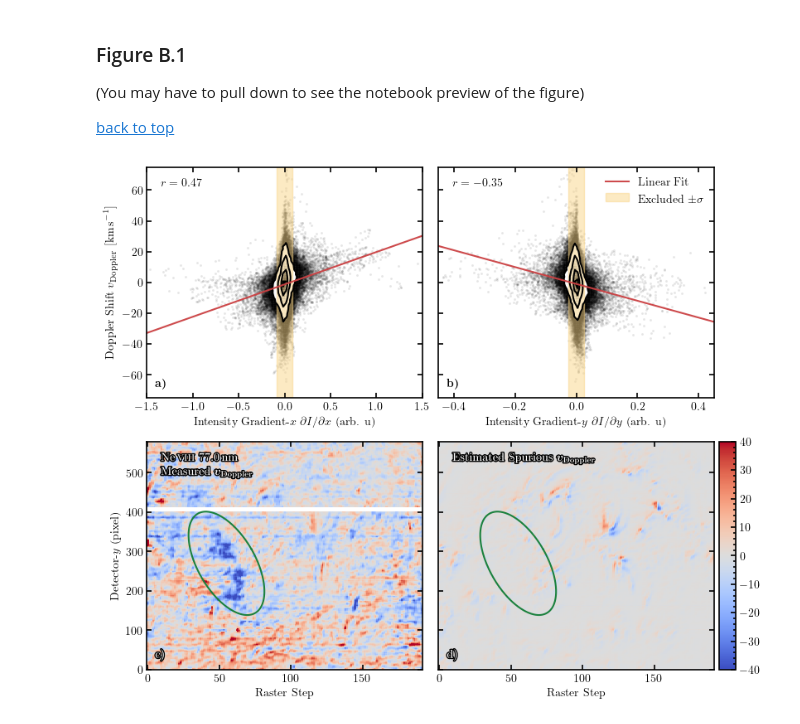
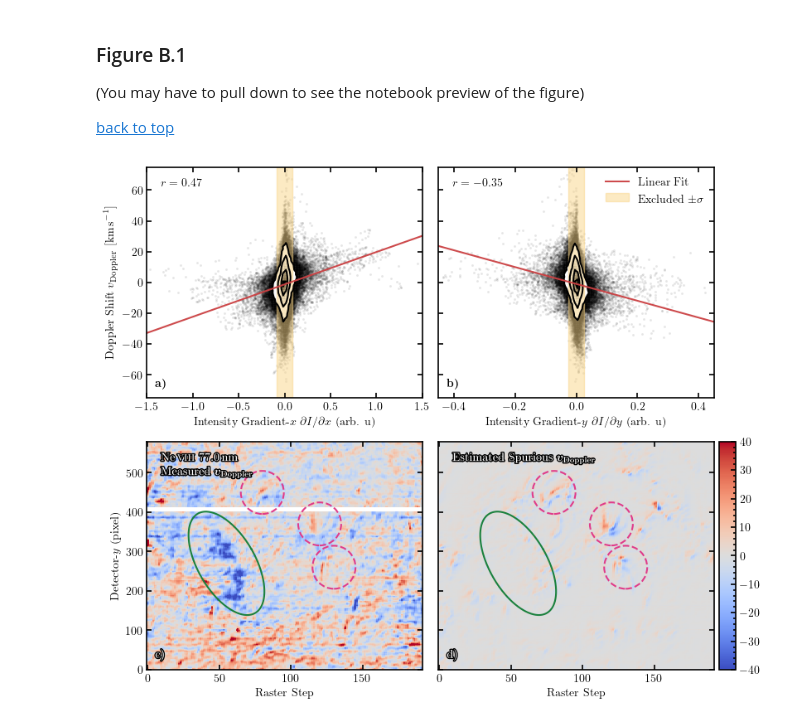
Before and after one commit to yjzhu-solar/EIS_DKIST_SolO, a Jupyter notebook: ipynb/ms_eis_eui_upflow/spice_spurious_vel.ipynb, the cells around one changed output. Drawn from its saved outputs; the diff is of its cells as text; code cells hidden in the pictures.

Commit message:
update appendix figure

```diff
--- a/ipynb/ms_eis_eui_upflow/spice_spurious_vel.ipynb
+++ b/ipynb/ms_eis_eui_upflow/spice_spurious_vel.ipynb
@@ -186,31 +186,45 @@ with plt.rc_context(ms_style_dict):
    ax2.text(0.03, 0.04, r"\textbf{b)}", transform=ax2.transAxes, fontsize=10, va="bottom", ha="left")
    ax3.text(0.03, 0.04, r"\textbf{c)}", transform=ax3.transAxes, fontsize=10, va="bottom", ha="left",
             color="w", path_effects=[path_effects.Stroke(linewidth=2, foreground='black'), path_effects.Normal()])
    ax4.text(0.03, 0.04, r"\textbf{d)}", transform=ax4.transAxes, fontsize=10, va="bottom", ha="left",
             color="w", path_effects=[path_effects.Stroke(linewidth=2, foreground='black'), path_effects.Normal()])
 
    ax3.text(0.05, 0.95, r"\textbf{Ne\,\textsc{viii} 77.0\,nm}" + \
             "\n" + r"\textbf{Measured} $\boldsymbol{v_{\rm Doppler}}$",
             transform=ax3.transAxes, fontsize=10, va="top", ha="left", linespacing=1.5,
             color="w", path_effects=[path_effects.Stroke(linewidth=2, foreground='black'), path_effects.Normal()])
 
    ax4.text(0.05, 0.95, r"\textbf{Estimated Spurious} $\boldsymbol{v_{\rm Doppler}}$",
             transform=ax4.transAxes, fontsize=10, va="top", ha="left", linespacing=1.5,
             color="w", path_effects=[path_effects.Stroke(linewidth=2, foreground='black'), path_effects.Normal()])
 
    ellipse_t = np.linspace(0, 2*np.pi, 360)
    ellipse_x0 = 55
    ellipse_y0 = 270
    ellipse_a = 20
    ellipse_b = 40
    ellipse_theta = np.deg2rad(30)
 
    ellipse_x = ellipse_x0 + ellipse_a*np.cos(ellipse_t)*np.cos(ellipse_theta) - ellipse_b*np.sin(ellipse_t)*np.sin(ellipse_theta)
    ellipse_y = ellipse_y0 + (ellipse_a*np.cos(ellipse_t)*np.sin(ellipse_theta) + ellipse_b*np.sin(ellipse_t)*np.cos(ellipse_theta))/saffron_NeVIII_con06_velocity_map.plot_settings['aspect']
    ax3.plot(ellipse_x, ellipse_y, color='#1B813E', lw=1.5,)
    ax4.plot(ellipse_x, ellipse_y, color='#1B813E', lw=1.5,)
 
+   r1_params = {'xy':(80, 450), 'width': 30, 'height': 30/saffron_NeVIII_con06_velocity_map.plot_settings['aspect'],
+                       'ec':"#E03C8A", 'fill': False, 'lw':1.5, 'ls':"--"}
+
+   r2_params = {'xy':(120, 370), 'width': 30, 'height': 30/saffron_NeVIII_con06_velocity_map.plot_settings['aspect'],
+                       'ec':"#E03C8A", 'fill': False, 'lw':1.5, 'ls':"--"}
+
+   r3_params = {'xy':(130, 260), 'width': 30, 'height': 30/saffron_NeVIII_con06_velocity_map.plot_settings['aspect'],
+                       'ec':"#E03C8A", 'fill': False, 'lw':1.5, 'ls':"--"}
+
+   for ax_ in (ax3, ax4):
+      ax_.add_patch(Ellipse(**r1_params))
+      ax_.add_patch(Ellipse(**r2_params))
+      ax_.add_patch(Ellipse(**r3_params))
+
    fig.savefig("../../figs/ms_eis_eui_upflow/spice_spurious_velocity.pdf", bbox_inches='tight', dpi=300)
    plt.show()
 # %% [output]
-[figure, old version]
+[figure, new version]
```
Also changed, not shown: 2 other files.
